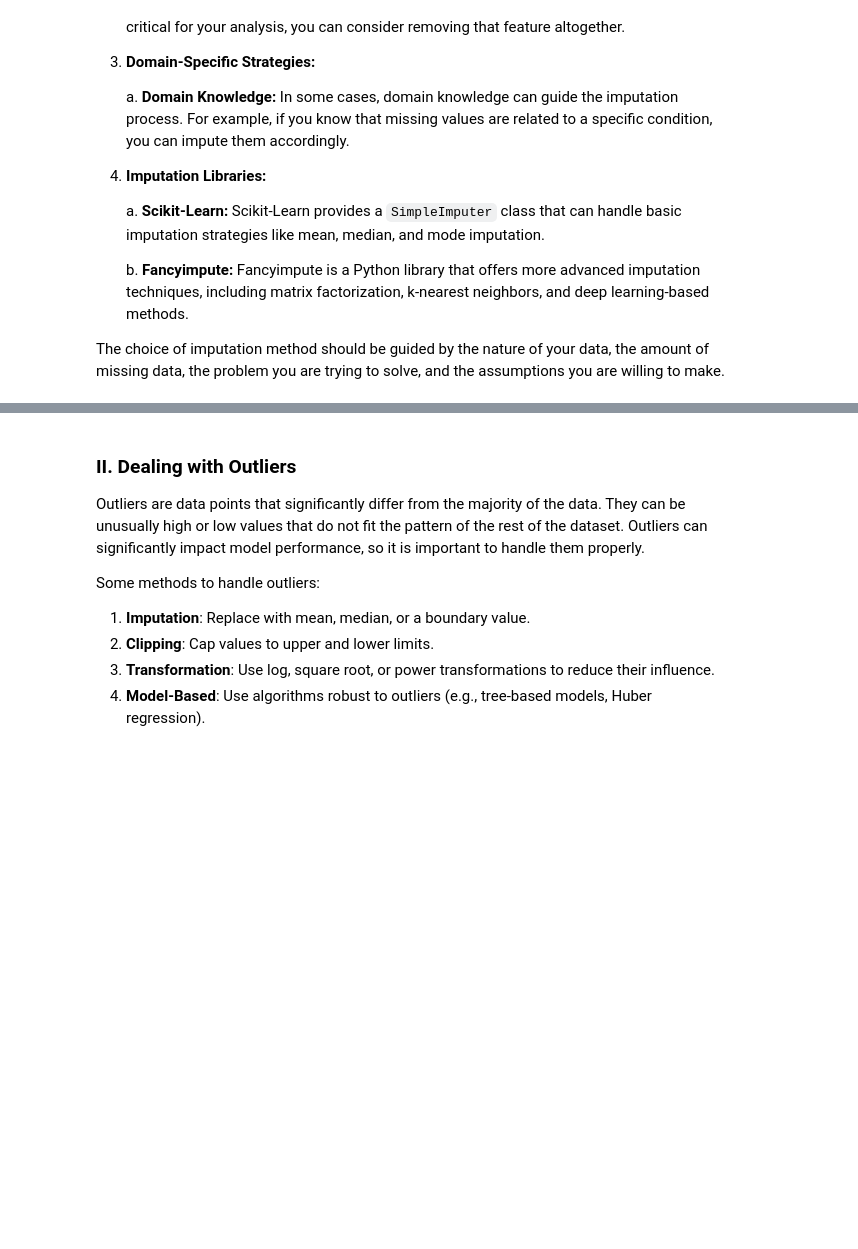
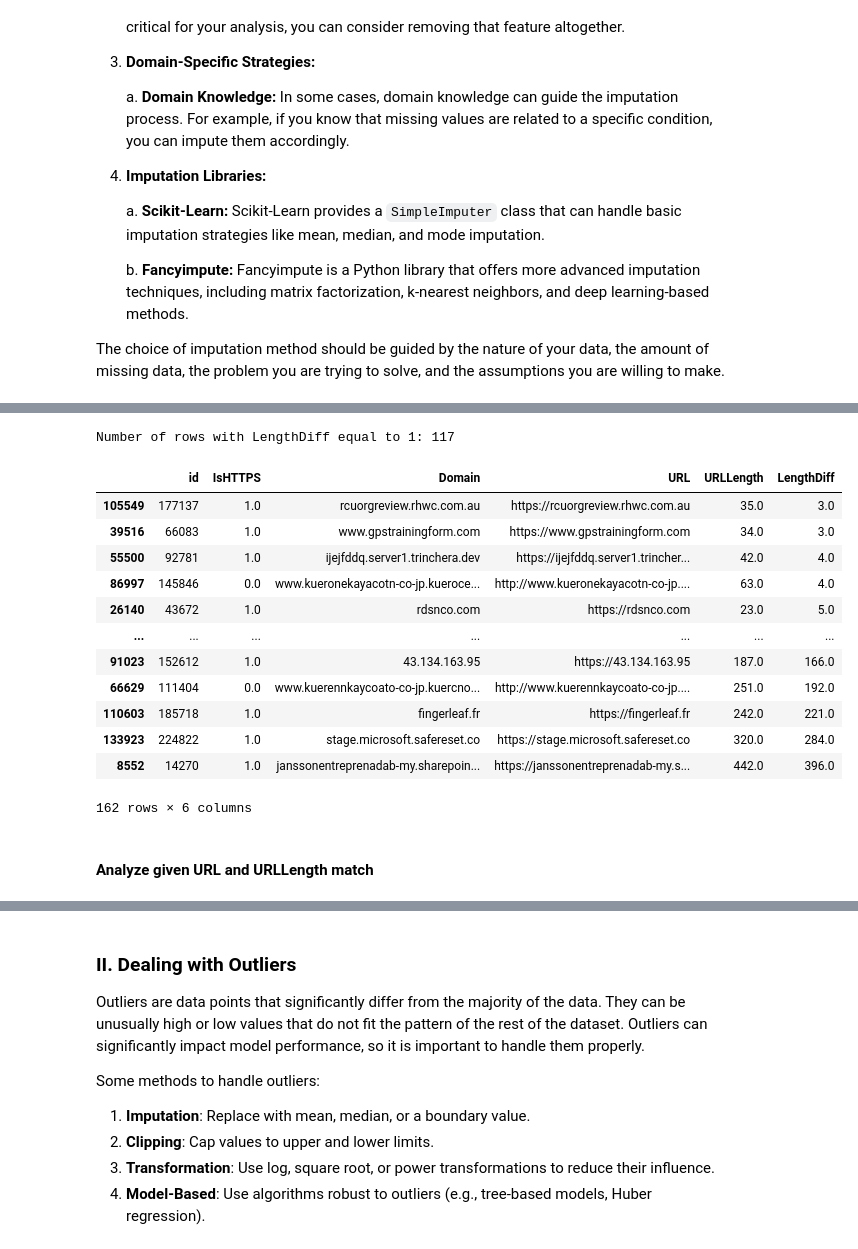
Before and after one commit to IlllIllIIIlIlIll/Traienta_IF3070, a Jupyter notebook: src/public/Tubes2_Kelompok30.ipynb, the cells around one changed output, grey strips where cells are left out. Drawn from its saved outputs; the diff is of its cells as text; code cells hidden in the pictures; blank space fills up the shorter version.

```diff
--- a/src/public/Tubes2_Kelompok30.ipynb
+++ b/src/public/Tubes2_Kelompok30.ipynb
@@ -172,0 +331,23 @@ label                             0.000000
+# %%
+# Count the number of affected_URL rows with LengthDiff equal to 1
+print("Number of rows with LengthDiff equal to 1:", affected_URL[affected_URL['LengthDiff'] == 1].shape[0])
+
+# Display affected_URL with extreme LengthDiff
+display(affected_URL[(affected_URL['LengthDiff'] != 1) & (affected_URL['LengthDiff'] != -1)])
+# %% [output]
+Number of rows with LengthDiff equal to 1: 117
+|  | id | IsHTTPS | Domain | URL | URLLength | LengthDiff |
+| 105549 | 177137 | 1.0 | rcuorgreview.rhwc.com.au | https://rcuorgreview.rhwc.com.au | 35.0 | 3.0 |
+| 39516 | 66083 | 1.0 | www.gpstrainingform.com | https://www.gpstrainingform.com | 34.0 | 3.0 |
+| 55500 | 92781 | 1.0 | ijejfddq.server1.trinchera.dev | https://ijejfddq.server1.trincher... | 42.0 | 4.0 |
+| 86997 | 145846 | 0.0 | www.kueronekayacotn-co-jp.kueroce... | http://www.kueronekayacotn-co-jp.... | 63.0 | 4.0 |
+| 26140 | 43672 | 1.0 | rdsnco.com | https://rdsnco.com | 23.0 | 5.0 |
+| ... | ... | ... | ... | ... | ... | ... |
+| 91023 | 152612 | 1.0 | 43.134.163.95 | https://43.134.163.95 | 187.0 | 166.0 |
+| 66629 | 111404 | 0.0 | www.kuerennkaycoato-co-jp.kuercno... | http://www.kuerennkaycoato-co-jp.... | 251.0 | 192.0 |
+| 110603 | 185718 | 1.0 | fingerleaf.fr | https://fingerleaf.fr | 242.0 | 221.0 |
+| 133923 | 224822 | 1.0 | stage.microsoft.safereset.co | https://stage.microsoft.safereset.co | 320.0 | 284.0 |
+| 8552 | 14270 | 1.0 | janssonentreprenadab-my.sharepoin... | https://janssonentreprenadab-my.s... | 442.0 | 396.0 |
+162 rows × 6 columns
+# %% [markdown]
+#### Analyze given URL and URLLength match
```
Also changed, not shown: parts of 26 cells of this notebook.
